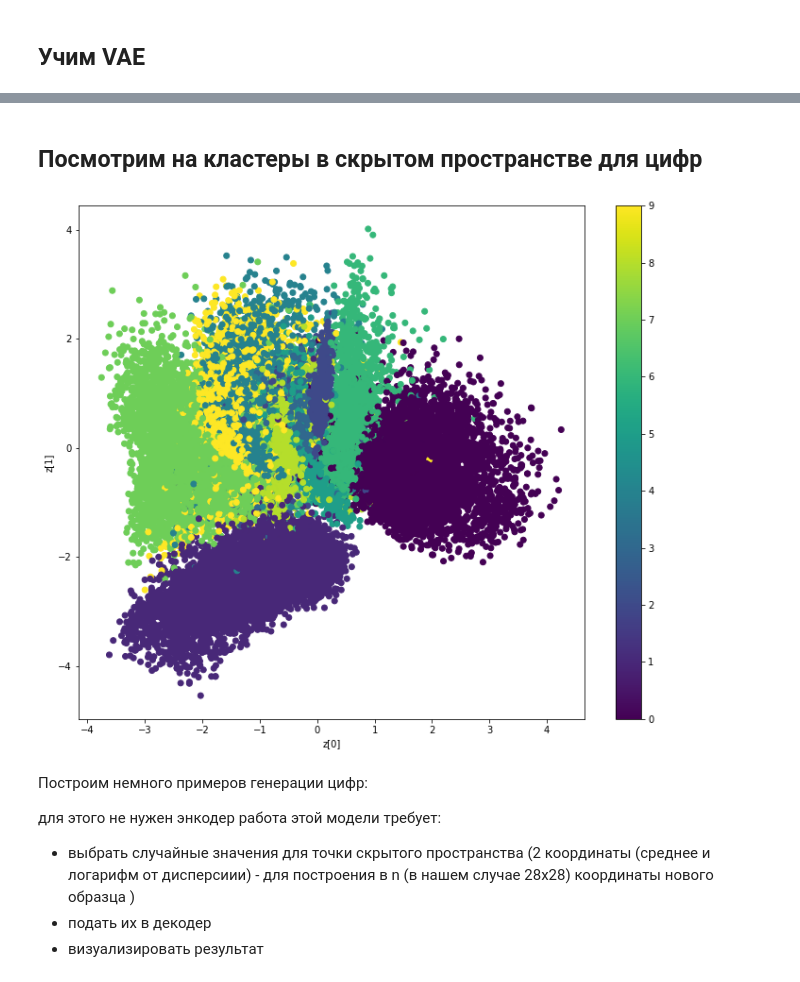
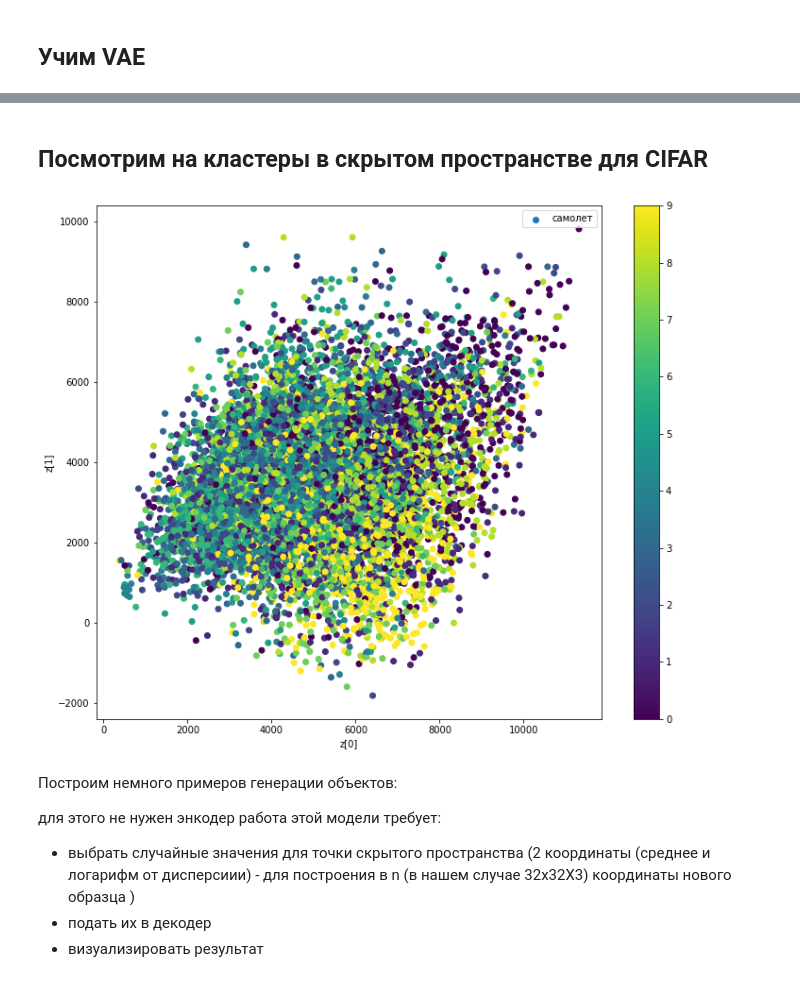
Before and after one commit to mkorlyakova/vae, a Jupyter notebook: СIFAR_vae.ipynb, the cells around one changed output, grey strips where cells are left out. Saved outputs shown, nothing was run; the diff lists cells and outputs as text; code cells hidden in the pictures.

```diff
--- a/СIFAR_vae.ipynb
+++ b/СIFAR_vae.ipynb
@@ -94,0 +90,2 @@ _________________________________________________________________
+# %%
+encoder = my_encoder(image_size = 32, chanels = 3, latent_dim = 8, layers_kernel = [64,128,256], dense_kernel =512, activation_ = "relu")
@@ -126,2 +172,12 @@ class VAE(keras.Model):
 # %% [markdown]
 ## Учим VAE
+# %%
+(x_train, y_train), (x_test, y_test) = keras.datasets.cifar10.load_data()
+
+# можно попробовать учить на одном классе
+#label = 0
+#x_train=x_train[np.where((y_train == label))[0],:,:,:]
+#x_test=x_test[np.where((y_test == label))[0],:,:,:]
+
+data_cifar10 = np.concatenate([x_train, x_test], axis=0)
+data_cifar10 = data_cifar10.astype("float32") / 255
@@ -127,0 +186,9 @@ class VAE(keras.Model):
+# %%
+from PIL import Image
+import matplotlib.pyplot as plt
+
+classes=['самолет', 'автомобиль', 'птица', 'кот', 'олень', 'собака', 'лягушка', 'лошадь', 'корабль', 'грузовик']
+
+plt.figure(figsize=(5,5))
+plt.imshow(Image.fromarray(x_test[0,:,:,:]))
+plt.show()
@@ -128,9 +203,8 @@ class VAE(keras.Model):
 # %%
-(x_train, _), (x_test, _) = keras.datasets.mnist.load_data()
-mnist_digits = np.concatenate([x_train, x_test], axis=0)
-mnist_digits = np.expand_dims(mnist_digits, -1).astype("float32") / 255
 
-vae = VAE(encoder, decoder)
+
+vae = VAE(encoder, decoder,32,3)
 vae.compile(optimizer=keras.optimizers.Adam())
-vae.fit(mnist_digits, epochs=10, batch_size=128)
+
+vae.fit(data_cifar10, epochs=15, batch_size=128,  callbacks=[el_stop])
 # %% [output]
@@ -227,30 +339,28 @@ plot_latent(encoder, decoder)
 # %% [markdown]
-## Посмотрим на кластеры в скрытом пространстве для цифр
+## Посмотрим на кластеры в скрытом пространстве для CIFAR
 # %%
 
-def plot_label_clusters(encoder, data, labels):
+def plot_label_clusters(encoder, data,label):
     # display a 2D plot of the digit classes in the latent space
     z_mean, _, _ = encoder.predict(data)
     plt.figure(figsize=(12, 10))
-    plt.scatter(z_mean[:, 0], z_mean[:, 1], c=labels)
+    plt.scatter(z_mean[:,7], z_mean[:, 0], c = label)
     plt.colorbar()
+    plt.legend(classes)
     plt.xlabel("z[0]")
     plt.ylabel("z[1]")
     plt.show()
 
 
-(x_train, y_train), _ = keras.datasets.mnist.load_data()
-x_train = np.expand_dims(x_train, -1).astype("float32") / 255
-
-plot_label_clusters(encoder, x_train, y_train)
+plot_label_clusters(encoder, x_test, y_test)
 # %% [output]
-[figure, old version]
+[figure, new version]
 # %% [markdown]
-Построим немного примеров генерации цифр:
+Построим немного примеров генерации объектов:
 
 для этого не нужен энкодер
 работа этой модели требует:
-- выбрать случайные значения для точки скрытого пространства (2 координаты (среднее и логарифм от дисперсиии) - для построения в n (в нашем случае 28х28) координаты нового образца )
+- выбрать случайные значения для точки скрытого пространства (2 координаты (среднее и логарифм от дисперсиии) - для построения в n (в нашем случае 32х32Х3) координаты нового образца )
 - подать их в декодер
 - визуализировать результат
 # %%
```
Also changed, not shown: parts of 26 cells of this notebook.
